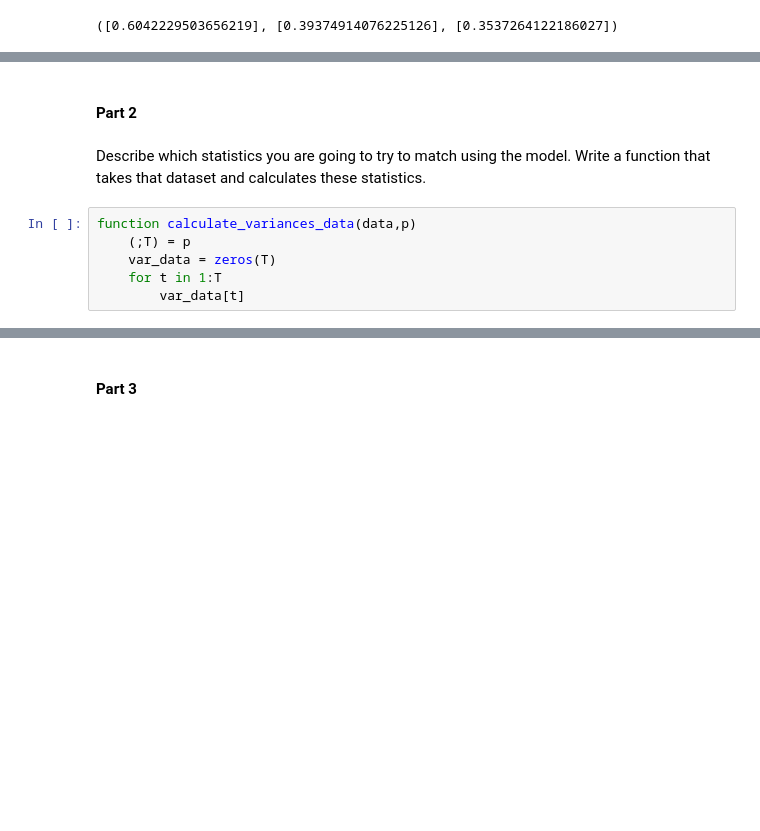
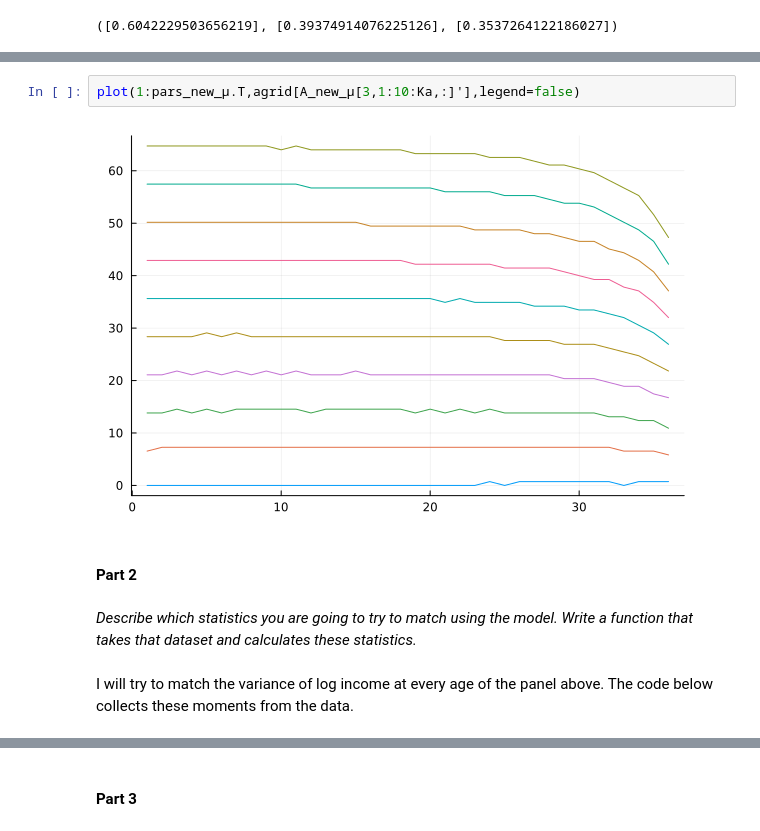
Before and after one commit to sgcbayli024/metrics, a Jupyter notebook: hw5/hw5.ipynb, the cells around one changed output, grey strips where cells are left out. Drawn from its saved outputs; the diff is of its cells as text; blank space fills up the shorter version.

```diff
--- a/hw5/hw5.ipynb
+++ b/hw5/hw5.ipynb
@@ -314,10 +323,10 @@ v_first_stage, c1_first_stage, c2_first_stage = AR1_process(out_ρ, out_ση)
+# %%
+plot(1:pars_new_μ.T,agrid[A_new_μ[3,1:10:Ka,:]'],legend=false)
+# %% [output]
+[figure, added]
 # %% [markdown]
 #### **Part 2**
 # %% [markdown]
-Describe which statistics you are going to try to match using the model. Write a function that takes that dataset and calculates these statistics.
+*Describe which statistics you are going to try to match using the model. Write a function that takes that dataset and calculates these statistics.*
-# %%
-function calculate_variances_data(data,p)
-    (;T) = p
-    var_data = zeros(T)
-    for t in 1:T
-        var_data[t]
+# %% [markdown]
+I will try to match the variance of log income at every age of the panel above. The code below collects these moments from the data.
```
Also changed, not shown: parts of 20 cells of this notebook.
